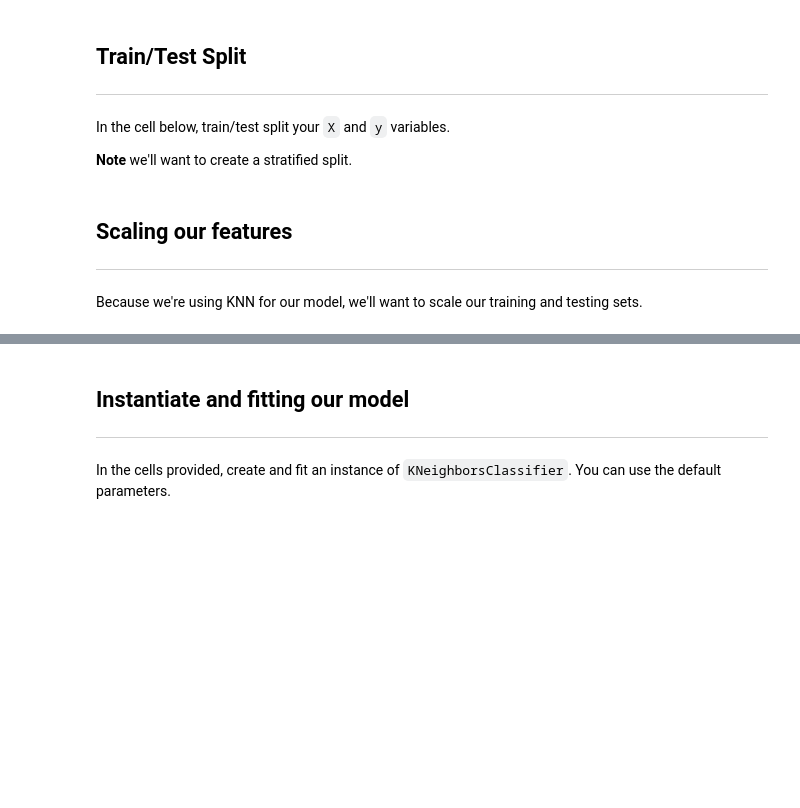
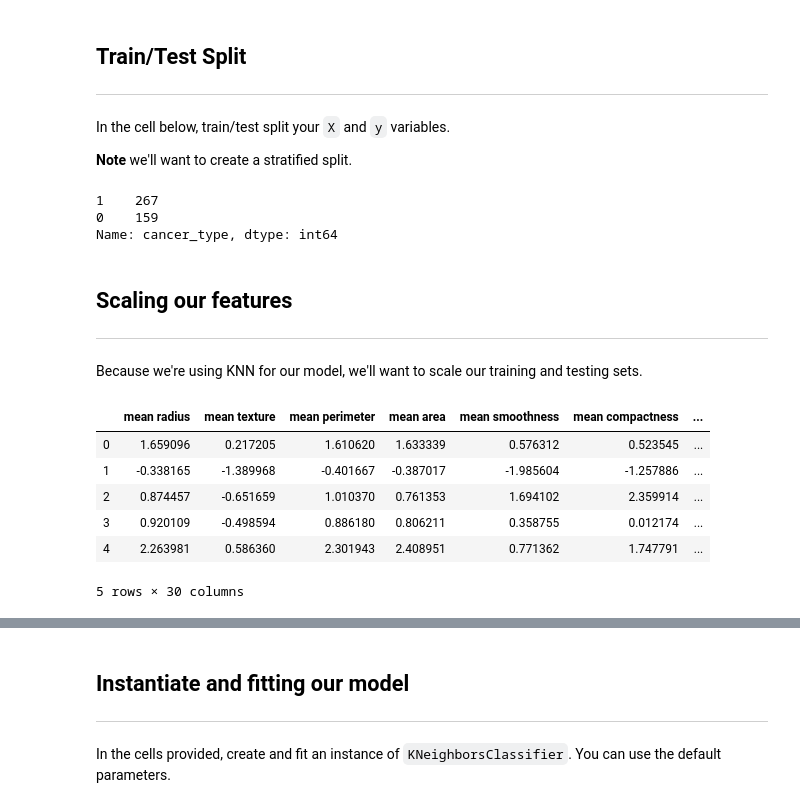
Before and after one commit to persocom01/GA-lessons, a Jupyter notebook: 4.03-lesson-classification_metrics_i/starter-code.ipynb, the cells around one changed output, grey strips where cells are left out. Saved outputs shown, nothing was run; the diff lists cells and outputs as text; code cells hidden in the pictures; blank space fills up the shorter version.

```diff
--- a/4.03-lesson-classification_metrics_i/starter-code.ipynb
+++ b/4.03-lesson-classification_metrics_i/starter-code.ipynb
@@ -22,6 +34,10 @@ We'll need the following libraries for today's lecture:
 ---
 
 Similar to `load_iris` from this morning, we'll call the `load_breast_cancer()` function to create our dataset.
+# %%
+data = skds.load_breast_cancer()
+df = pd.DataFrame(data.data, columns=data.feature_names)
+target = pd.DataFrame(data.target, columns=['cancer_type'])
 # %% [markdown]
 ## Create `X` and `y`
 ---
@@ -30,3 +50,6 @@ The dataset labels benign tumors as 1, and malignant tumors as 0. This is contra
+# %%
+X = df
+y = target['cancer_type']
 # %% [markdown]
 ## Train/Test Split
 ---
@@ -34,8 +57,29 @@ The dataset labels benign tumors as 1, and malignant tumors as 0. This is contra
 In the cell below, train/test split your `X` and `y` variables.
 
 **Note** we'll want to create a stratified split.
+# %%
+X_train, X_test, y_train, y_test = skms.train_test_split(X, y, random_state=42, stratify=target)
+# %%
+y_train.value_counts()
+# %% [output]
+1    267
+0    159
+Name: cancer_type, dtype: int64
 # %% [markdown]
 ## Scaling our features
 ---
 
 Because we're using KNN for our model, we'll want to scale our training and testing sets.
+# %%
+ss = skpp.StandardScaler()
+X_train = pd.DataFrame(ss.fit_transform(X_train), columns=X_train.columns)
+# %%
+X_train.head()
+# %% [output]
+|  | mean radius | mean texture | mean perimeter | mean area | mean smoothness | mean compactness | ... |
+| 0 | 1.659096 | 0.217205 | 1.610620 | 1.633339 | 0.576312 | 0.523545 | ... |
+| 1 | -0.338165 | -1.389968 | -0.401667 | -0.387017 | -1.985604 | -1.257886 | ... |
+| 2 | 0.874457 | -0.651659 | 1.010370 | 0.761353 | 1.694102 | 2.359914 | ... |
+| 3 | 0.920109 | -0.498594 | 0.886180 | 0.806211 | 0.358755 | 0.012174 | ... |
+| 4 | 2.263981 | 0.586360 | 2.301943 | 2.408951 | 0.771362 | 1.747791 | ... |
+5 rows × 30 columns
```
Also changed, not shown: parts of 11 cells of this notebook, 10 other files.
